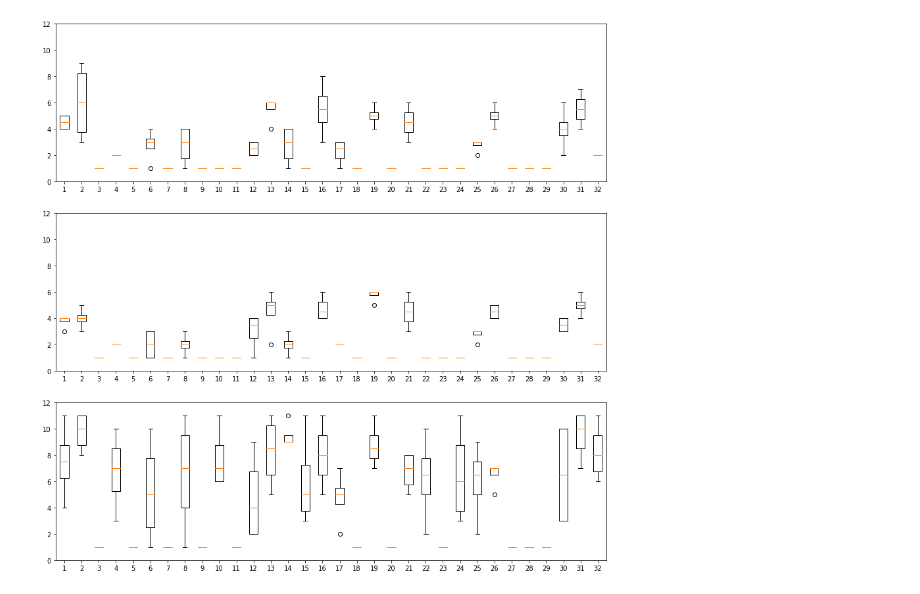
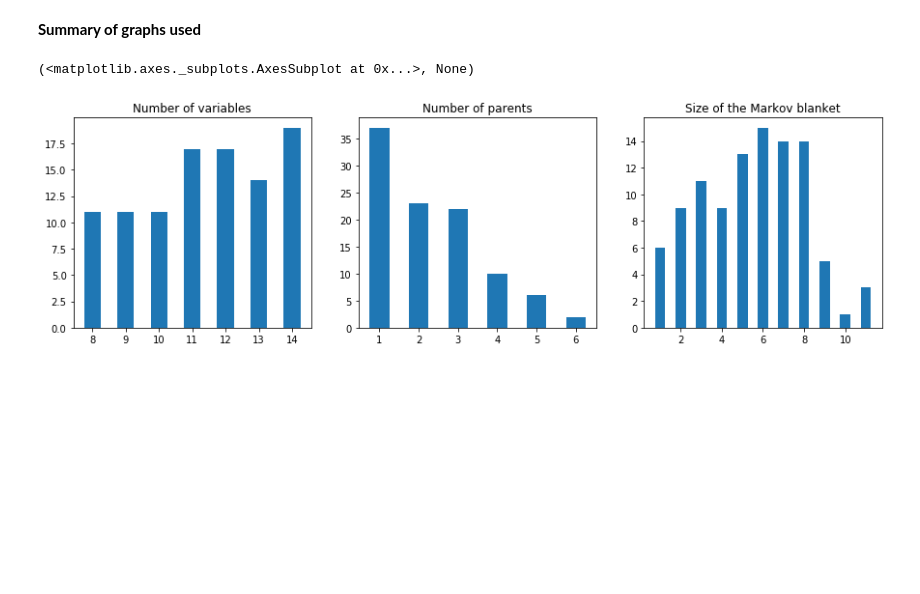
Before and after one commit to juangamella/aicp, a Jupyter notebook: plots.ipynb, the cells around one changed output. Cells and saved outputs as stored; diff of their text form; code cells hidden in the pictures; blank space fills up the shorter version.

```diff
--- a/plots.ipynb
+++ b/plots.ipynb
@@ -10,3 +10,15 @@ results = load_results("experiments/results_1576839084.pickle")
+# %%
+def load_results(filename):
+    f = open(filename, "rb")
+    return pickle.load(f)
+# %%
+#filename = "experiments/results_1578416635_n_workers:99_seq:False_debug:False_avg_deg:1.5_G:100_runs:10_n_min:8_n_max:15_w_min:1_w_max:2_var_min:0.1_var_max:1_int_min:0_int_max:1_random_state:42.pickle"
+#filename = "experiments/results_1578415843_n_workers:99_seq:False_debug:False_avg_deg:2.0_G:100_runs:10_n_min:8_n_max:15_w_min:1_w_max:2_var_min:0.1_var_max:1_int_min:0_int_max:1_random_state:42.pickle"
+#filename = "experiments/results_1578419554_n_workers:99_seq:False_debug:False_avg_deg:2.5_G:100_runs:10_n_min:8_n_max:15_w_min:1_w_max:2_var_min:0.1_var_max:1_int_min:0_int_max:1_random_state:42.pickle"
+#filename = "experiments/results_1578415177_n_workers:99_seq:False_debug:False_avg_deg:3.0_G:100_runs:10_n_min:8_n_max:15_w_min:1_w_max:2_var_min:0.1_var_max:1_int_min:0_int_max:1_random_state:42.pickle"
+filename = "experiments/results_1578414963_n_workers:99_seq:False_debug:False_avg_deg:3.5_G:100_runs:10_n_min:8_n_max:15_w_min:1_w_max:2_var_min:0.1_var_max:1_int_min:0_int_max:1_random_state:42.pickle"
+results = load_results(filename)
+max_iter = 15
 # %%
 def hamming_distance(A,B,p):
     a = np.zeros(p)
@@ -50,11 +56,25 @@ for i, (name, trajectories) in enumerate(all_trajectories_ham.items()):
-# %%
-plt.figure(figsize=(15,15))
-plt.subplot(311)
-plt.boxplot(no_ints[0,:,:]), plt.ylim(0,12)
-plt.subplot(312)
-plt.boxplot(no_ints[1,:,:]), plt.ylim(0,12)
-plt.subplot(313)
-plt.boxplot(no_ints[2,:,:]), plt.ylim(0,12)
-None
-# %% [output]
-[figure, removed]
+# %% [markdown]
+**Summary of graphs used**
+# %%
+n_parents = np.zeros(N)
+n_vars = np.zeros(N)
+size_mb = np.zeros(N)
+cases = map(lambda result: result.case, results[0][0])
+for i, case in enumerate(cases):
+    n_parents[i] = len(case.truth)
+    n_vars[i] = case.sem.p
+    mb = utils.graph_info(case.target, case.sem.W)[3]
+    size_mb[i] = len(mb)
+
+def plot_hist(data, title):
+    bins = np.arange(data.min(), data.max()+2)-0.5
+    hist = plt.hist(data, bins, rwidth=0.5, align='mid')
+    plt.title(title)
+# %%
+plt.figure(figsize=(15,4))
+plt.subplot(131), plot_hist(n_vars, "Number of variables")
+plt.subplot(132), plot_hist(n_parents, "Number of parents")
+plt.subplot(133), plot_hist(size_mb, "Size of the Markov blanket")
+# %% [output]
+(<matplotlib.axes._subplots.AxesSubplot at 0x...>, None)
+[figure, added]
```
Also changed, not shown: parts of 15 cells of this notebook.
